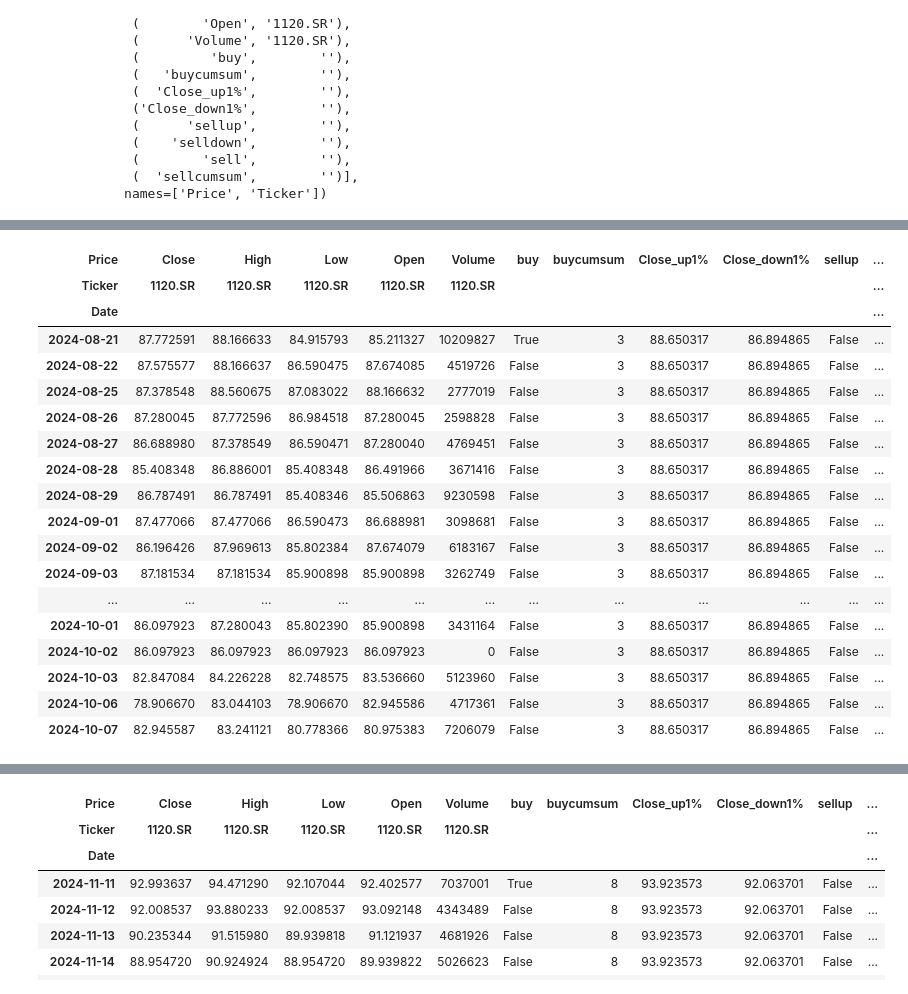
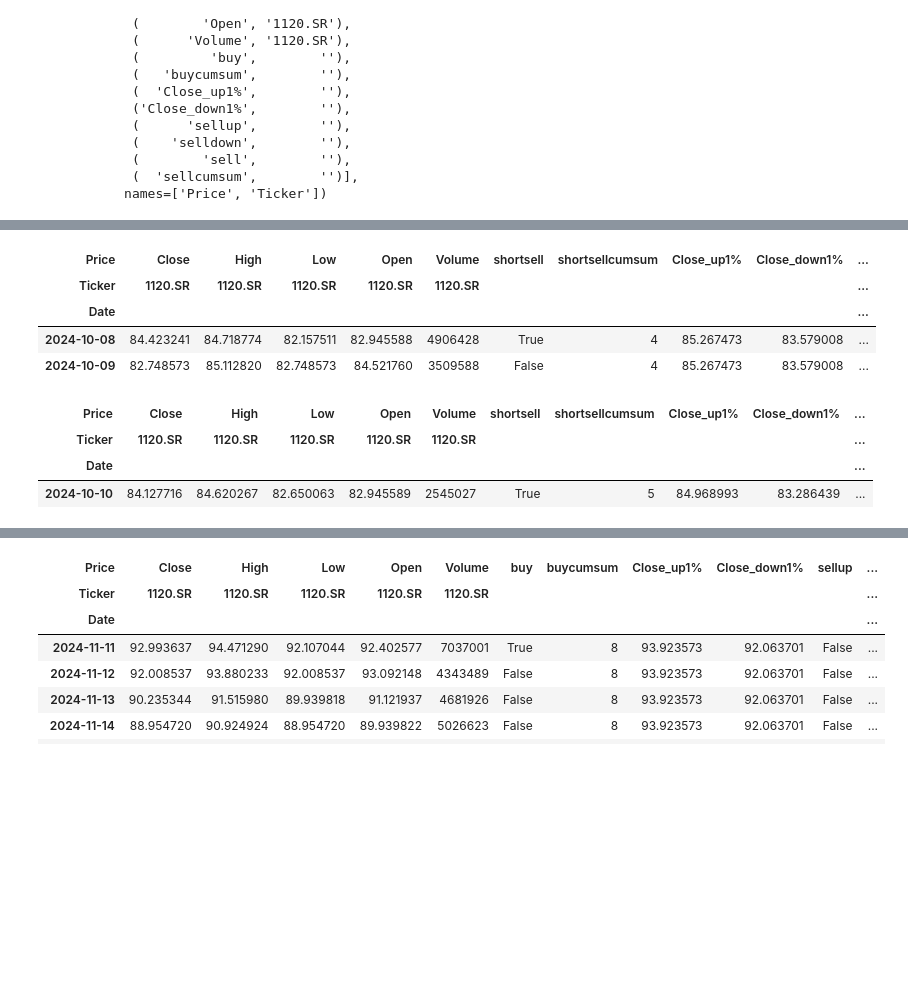
Before and after one commit to kamarulaw/saudi_backtests, a Jupyter notebook: 250715/progress.ipynb, the cells around one changed output, grey strips where cells are left out. Cells and saved outputs as stored; diff of their text form; code cells hidden in the pictures; blank space fills up the shorter version.

```diff
--- a/250715/progress.ipynb
+++ b/250715/progress.ipynb
@@ -110,8 +109,8 @@ data.tail(5)
 | 2025-06-22 | 90.099998 | 92.199997 | 90.000000 | 91.199997 | 2380902 | 88.099998 | 93.400002 | 84.693999 | ... |
 # %%
 # Buy stock if price dropped at least seven percent in last week and current close price is greater than yesterdays close price
-data["buy"] = data["six_percent_of_close_price_within_last_five_days"] & data["up_from_yesterday"]
-data["buycumsum"] = data["buy"].cumsum().astype('int64')
+data["shortsell"] = data["six_percent_of_close_price_within_last_five_days"] & data["up_from_yesterday"]
+data["shortsellcumsum"] = data["shortsell"].cumsum().astype('int64')
 data = data.drop(["Last_Close","close_diff","six_percent_of_close_price","up_from_yesterday","six_percent_of_close_price_within_last_five_days","Low_Last_5d","High_Last_5d"], axis=1)
 
 # Add numerical columns of stocks current close price increased and decrease by one percent for final analysis
@@ -138,7 +137,7 @@ data.tail(10)
 #view = data[buyclause.shift(2)|buyclause.shift()|buyclause]
 #view
 # %%
-data.loc[(data.buy == False), 'Close_up1%'] = np.nan
-data.loc[(data.buy == False), 'Close_down1%'] = np.nan
+data.loc[(data.shortsell == False), 'Close_up1%'] = np.nan
+data.loc[(data.shortsell == False), 'Close_down1%'] = np.nan
 data.tail(10)
 # %% [output]
@@ -174,10 +173,10 @@ data.tail(10)
 | 2025-06-19 | 91.199997 | 91.599998 | 90.500000 | 91.099998 | 3742444 | False | 13 | 94.636997 | 92.762997 |
 | 2025-06-22 | 90.099998 | 92.199997 | 90.000000 | 91.199997 | 2380902 | False | 13 | 94.636997 | 92.762997 |
 # %%
-data["sellup"] = np.where((data["Close"].values.reshape(data.shape[0])-data["Close_up1%"].values.reshape(data.shape[0]) > 0),True,False)
-data["selldown"] = np.where((data["Close_down1%"].values.reshape(data.shape[0])-data["Close"].values.reshape(data.shape[0]) > 0),True,False)
-data["sell"] = data["sellup"]|data["selldown"]
-data["sellcumsum"] = data["sell"].cumsum().astype('int64')
+data["buyup"] = np.where((data["Close"].values.reshape(data.shape[0])-data["Close_up1%"].values.reshape(data.shape[0]) > 0),True,False)
+data["buydown"] = np.where((data["Close_down1%"].values.reshape(data.shape[0])-data["Close"].values.reshape(data.shape[0]) > 0),True,False)
+data["buy"] = data["buydown"]|data["buyup"]
+data["buycumsum"] = data["buy"].cumsum().astype('int64')
 #data.to_csv('out.csv', index=False)
 #data = pd.read_csv('out.csv')
 #data.tail(10)
@@ -253,25 +274,18 @@ values = [87.66-86.70,79.40-78.52,]
 # %%
-data.loc[data.buycumsum==3]
-dates = ["2024-01-29","2024-06-10","2024-08-27","2024-10-09","2024-10-14","2024-11-12","2025-01-05","2025-02-06","2025-04-16","2025-06-12"]
-values = [87.66-86.70,79.40-78.52,87.77-86.68,]
+data.loc[data.shortsellcumsum==4]
+#dates = ["2024-01-29","2024-06-10","2024-08-27","2024-10-09","2024-10-14","2024-11-12","2025-01-05","2025-02-06","2025-04-16","2025-06-12"]
+#values = [87.66-86.70, 79.40-78.52, 87.77-86.68, 84.42-82.74, ]
 # %% [output]
-| Price | Close | High | Low | Open | Volume | buy | buycumsum | Close_up1% | Close_down1% | sellup | ... |
-| Ticker | 1120.SR | 1120.SR | 1120.SR | 1120.SR | 1120.SR |  |  |  |  |  | ... |
-| Date |  |  |  |  |  |  |  |  |  |  | ... |
-| 2024-08-21 | 87.772591 | 88.166633 | 84.915793 | 85.211327 | 10209827 | True | 3 | 88.650317 | 86.894865 | False | ... |
-| 2024-08-22 | 87.575577 | 88.166637 | 86.590475 | 87.674085 | 4519726 | False | 3 | 88.650317 | 86.894865 | False | ... |
-| 2024-08-25 | 87.378548 | 88.560675 | 87.083022 | 88.166632 | 2777019 | False | 3 | 88.650317 | 86.894865 | False | ... |
-| 2024-08-26 | 87.280045 | 87.772596 | 86.984518 | 87.280045 | 2598828 | False | 3 | 88.650317 | 86.894865 | False | ... |
-| 2024-08-27 | 86.688980 | 87.378549 | 86.590471 | 87.280040 | 4769451 | False | 3 | 88.650317 | 86.894865 | False | ... |
-| 2024-08-28 | 85.408348 | 86.886001 | 85.408348 | 86.491966 | 3671416 | False | 3 | 88.650317 | 86.894865 | False | ... |
-| 2024-08-29 | 86.787491 | 86.787491 | 85.408346 | 85.506863 | 9230598 | False | 3 | 88.650317 | 86.894865 | False | ... |
-| 2024-09-01 | 87.477066 | 87.477066 | 86.590473 | 86.688981 | 3098681 | False | 3 | 88.650317 | 86.894865 | False | ... |
-| 2024-09-02 | 86.196426 | 87.969613 | 85.802384 | 87.674079 | 6183167 | False | 3 | 88.650317 | 86.894865 | False | ... |
-| 2024-09-03 | 87.181534 | 87.181534 | 85.900898 | 85.900898 | 3262749 | False | 3 | 88.650317 | 86.894865 | False | ... |
-| ... | ... | ... | ... | ... | ... | ... | ... | ... | ... | ... | ... |
-| 2024-10-01 | 86.097923 | 87.280043 | 85.802390 | 85.900898 | 3431164 | False | 3 | 88.650317 | 86.894865 | False | ... |
-| 2024-10-02 | 86.097923 | 86.097923 | 86.097923 | 86.097923 | 0 | False | 3 | 88.650317 | 86.894865 | False | ... |
-| 2024-10-03 | 82.847084 | 84.226228 | 82.748575 | 83.536660 | 5123960 | False | 3 | 88.650317 | 86.894865 | False | ... |
-| 2024-10-06 | 78.906670 | 83.044103 | 78.906670 | 82.945586 | 4717361 | False | 3 | 88.650317 | 86.894865 | False | ... |
-| 2024-10-07 | 82.945587 | 83.241121 | 80.778366 | 80.975383 | 7206079 | False | 3 | 88.650317 | 86.894865 | False | ... |
+| Price | Close | High | Low | Open | Volume | shortsell | shortsellcumsum | Close_up1% | Close_down1% | ... |
+| Ticker | 1120.SR | 1120.SR | 1120.SR | 1120.SR | 1120.SR |  |  |  |  | ... |
+| Date |  |  |  |  |  |  |  |  |  | ... |
+| 2024-10-08 | 84.423241 | 84.718774 | 82.157511 | 82.945588 | 4906428 | True | 4 | 85.267473 | 83.579008 | ... |
+| 2024-10-09 | 82.748573 | 85.112820 | 82.748573 | 84.521760 | 3509588 | False | 4 | 85.267473 | 83.579008 | ... |
+# %%
+data.loc[data.shortsellcumsum==5]
+# %% [output]
+| Price | Close | High | Low | Open | Volume | shortsell | shortsellcumsum | Close_up1% | Close_down1% | ... |
+| Ticker | 1120.SR | 1120.SR | 1120.SR | 1120.SR | 1120.SR |  |  |  |  | ... |
+| Date |  |  |  |  |  |  |  |  |  | ... |
+| 2024-10-10 | 84.127716 | 84.620267 | 82.650063 | 82.945589 | 2545027 | True | 5 | 84.968993 | 83.286439 | ... |
 # %%
```
Also changed, not shown: parts of 18 cells of this notebook.
